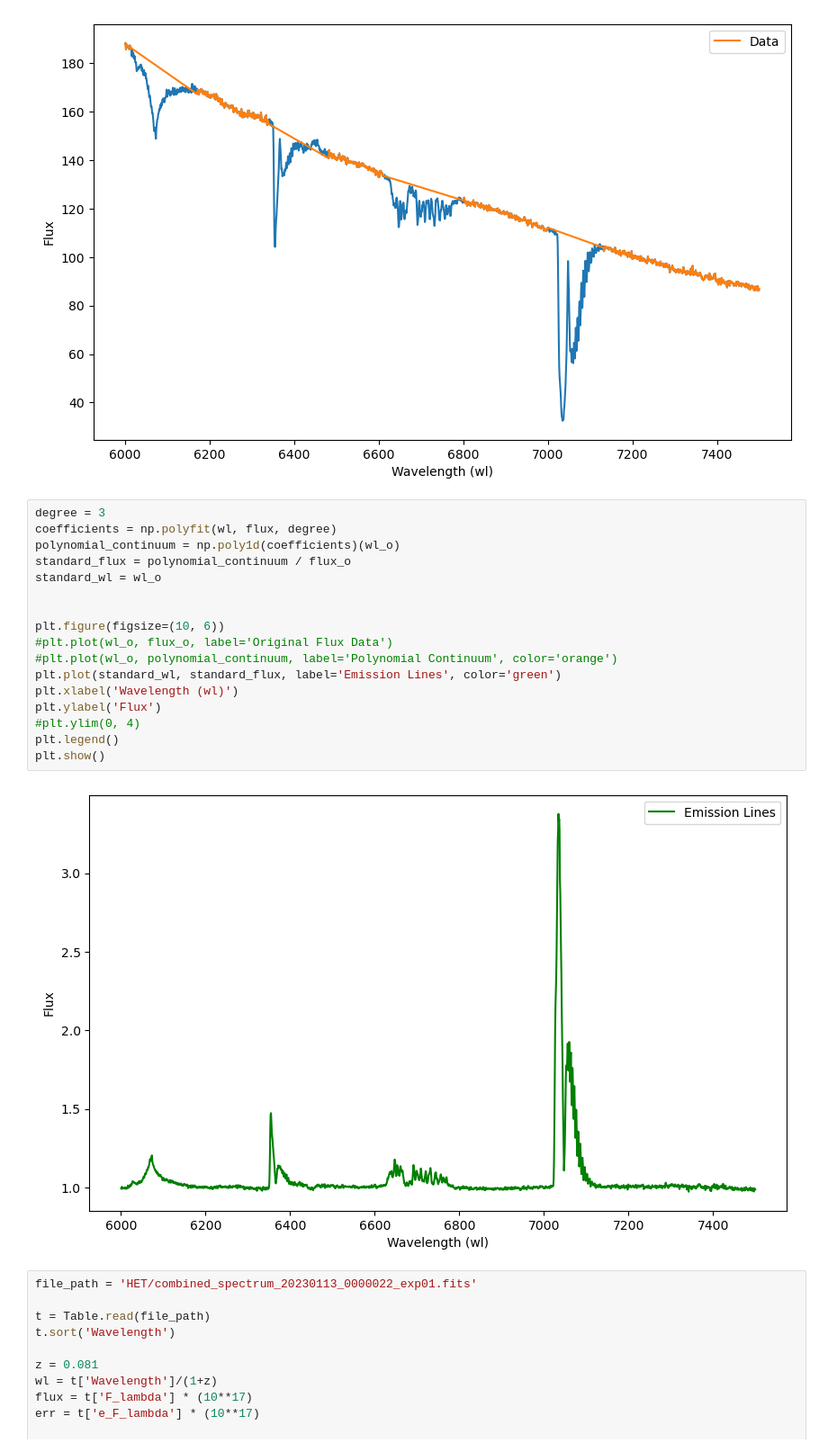
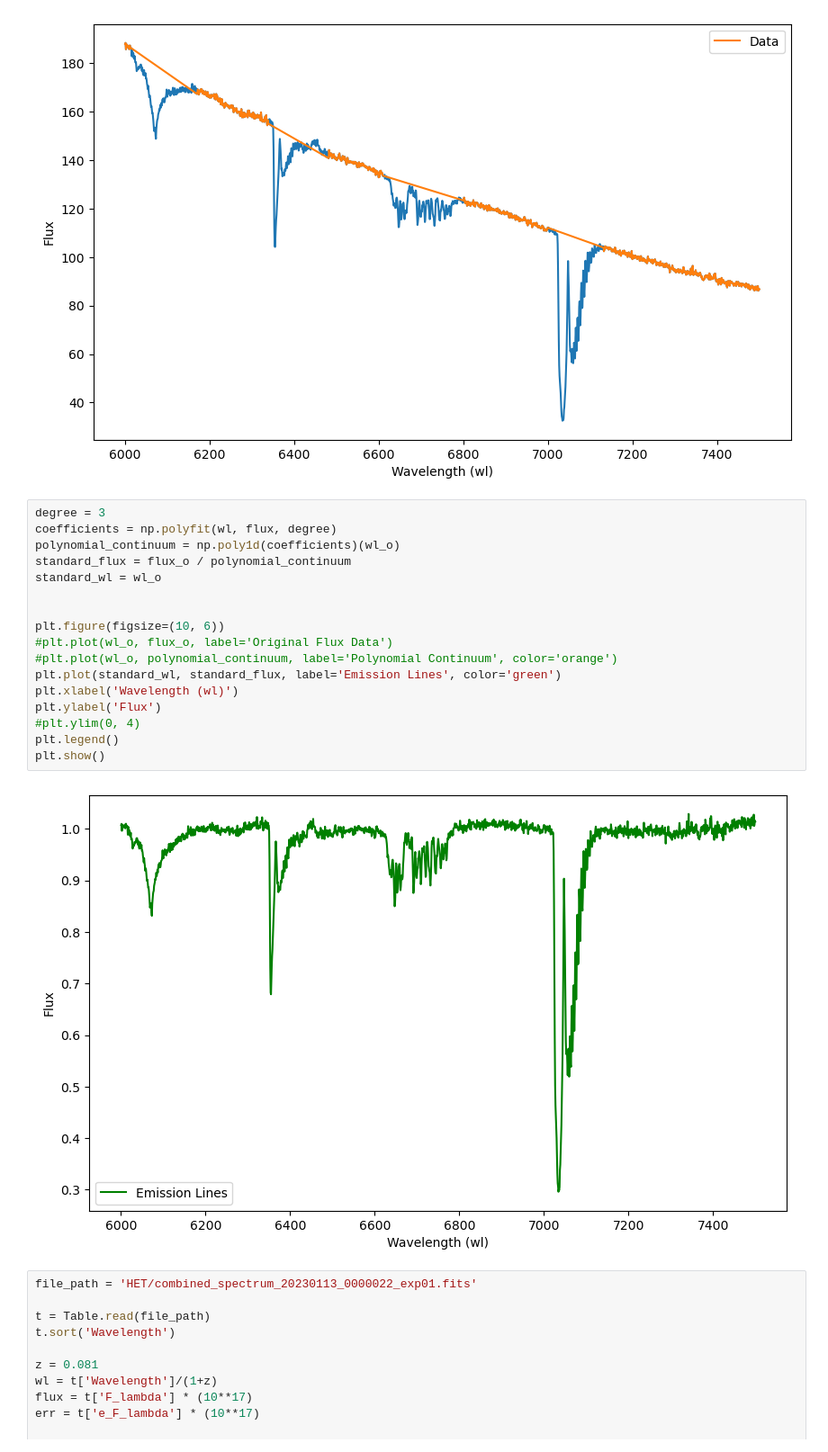
Before and after one commit to seratsaad/ticktock, a Jupyter notebook: Spectral Decomposition - Optical - Halpha.ipynb, the cells around one changed output. Shown at 90% size. Drawn from its saved outputs; the diff is of its cells as text.

```diff
--- a/Spectral Decomposition - Optical - Halpha.ipynb
+++ b/Spectral Decomposition - Optical - Halpha.ipynb
@@ -119,22 +119,22 @@ plt.show()
 # %%
 degree = 3
 coefficients = np.polyfit(wl, flux, degree)
 polynomial_continuum = np.poly1d(coefficients)(wl_o)
-standard_flux = polynomial_continuum / flux_o
+standard_flux = flux_o / polynomial_continuum
 standard_wl = wl_o
 
 
 plt.figure(figsize=(10, 6))
 #plt.plot(wl_o, flux_o, label='Original Flux Data')
 #plt.plot(wl_o, polynomial_continuum, label='Polynomial Continuum', color='orange')
 plt.plot(standard_wl, standard_flux, label='Emission Lines', color='green')
 plt.xlabel('Wavelength (wl)')
 plt.ylabel('Flux')
 #plt.ylim(0, 4)
 plt.legend()
 plt.show()
 # %% [output]
-[figure, old version]
+[figure, new version]
 # %%
 file_path = 'HET/combined_spectrum_20230113_0000022_exp01.fits'
 
```
Also changed, not shown: parts of 5 cells of this notebook.
